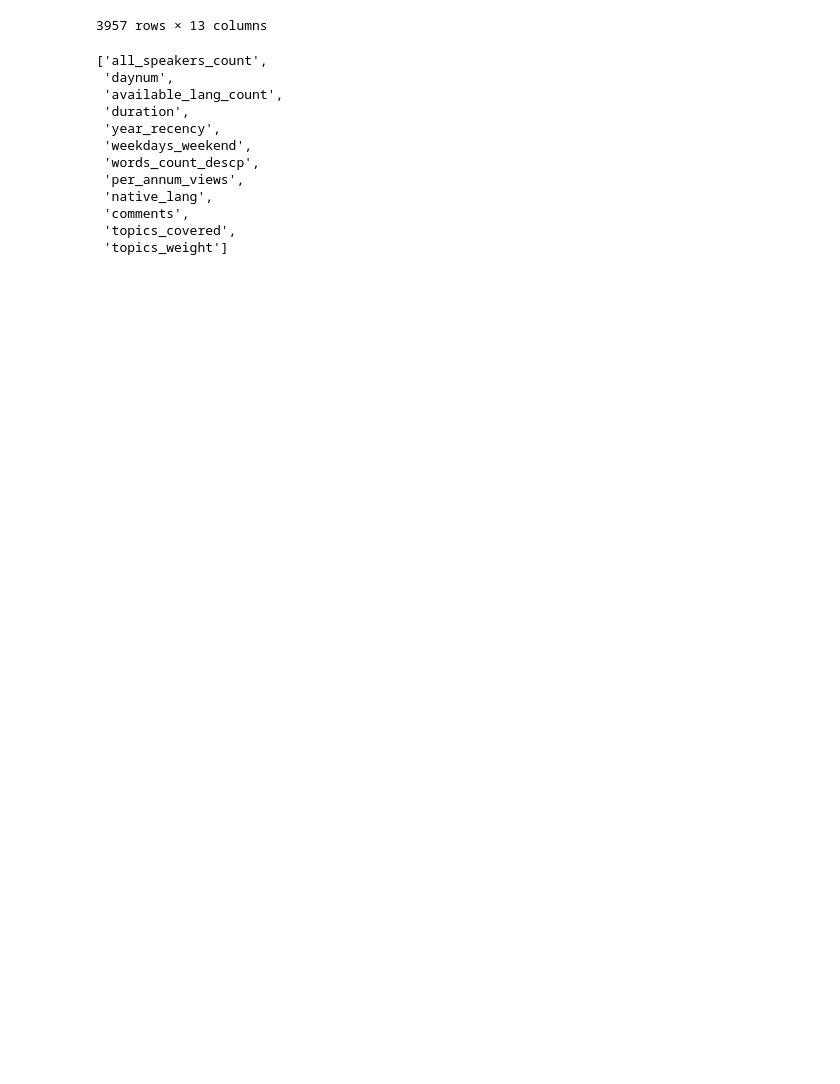
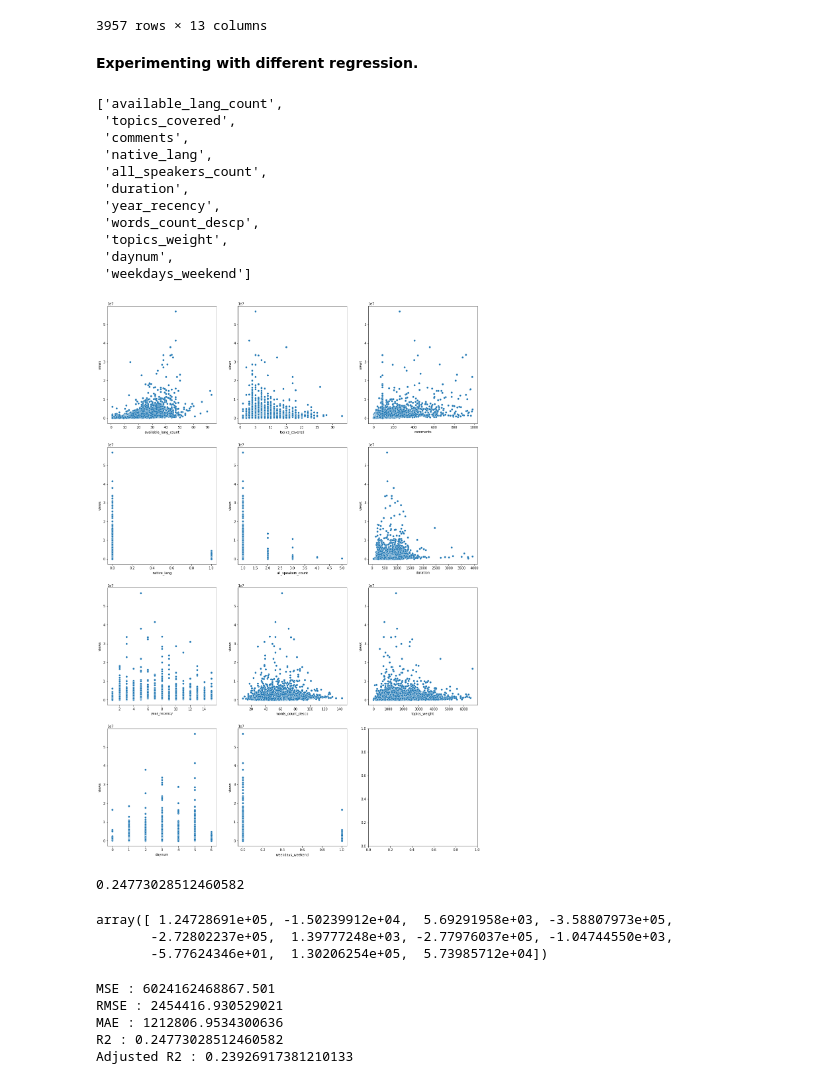
Before and after one commit to Jayesh-Panchal/Supervised-ML---Regression-Ted-Talks-VIew-Prediction-, a Jupyter notebook: Copy_of_Ted_Talk_Prediction.ipynb, the cells around one changed output. Saved outputs shown, nothing was run; the diff lists cells and outputs as text; code cells hidden in the pictures; blank space fills up the shorter version.

```diff
--- a/Copy_of_Ted_Talk_Prediction.ipynb
+++ b/Copy_of_Ted_Talk_Prediction.ipynb
@@ -281,3 +296,5 @@ Ted_talks
 | 4002 | 464414 | 0 | 9.0 | 774 | 1 | 2 | 0 | 1 | ... |
 | 4003 | 56582 | 0 | 88.0 | 257 | 1 | 4 | 0 | 1 | ... |
 3957 rows × 13 columns
+# %% [markdown]
+**Experimenting with different regression.**
@@ -284,19 +339,25 @@ Ted_talks
 # %%
 dependent_variable = 'views'
 # %%
-independent_variables = list(set(Ted_talks.columns.tolist()) - {dependent_variable})
+independent_variables = list(set(Ted_talks.columns.tolist()) - {"per_annum_views","views"})
 # %%
 independent_variables
 # %% [output]
-['all_speakers_count',
- 'daynum',
- 'available_lang_count',
+['available_lang_count',
+ 'topics_covered',
+ 'comments',
+ 'native_lang',
+ 'all_speakers_count',
  'duration',
  'year_recency',
- 'weekdays_weekend',
  'words_count_descp',
- 'per_annum_views',
- 'native_lang',
- 'comments',
- 'topics_covered',
- 'topics_weight']
+ 'topics_weight',
+ 'daynum',
+ 'weekdays_weekend']
+# %%
+variable_df = Ted_talks[independent_variables]
+fig, axes = plt.subplots(nrows = (variable_df.shape[1])//3 + (variable_df.shape[1]%4 != 0)*1, ncols=3, figsize= (20,30))
+for i, col in enumerate(variable_df.columns):
+  sns.scatterplot(data=Ted_talks, x=col, y="views", ax = axes[i//3, i%3])
+# %% [output]
+[figure, added]
@@ -302,0 +377,12 @@ independent_variables
+# %%
+#check the score
+reg.score(X_train, y_train)
+# %% [output]
+0.24773028512460582
+# %%
+#check the coefficeint
+reg.coef_
+# %% [output]
+array([ 1.24728691e+05, -1.50239912e+04,  5.69291958e+03, -3.58807973e+05,
+       -2.72802237e+05,  1.39777248e+03, -2.77976037e+05, -1.04744550e+03,
+       -5.77624346e+01,  1.30206254e+05,  5.73985712e+04])
@@ -302,0 +393,31 @@ independent_variables
+# %%
+#import the packages
+from sklearn.metrics import mean_squared_error
+#calculate MSE
+MSE_lr= mean_squared_error((y_train), (y_pred_train))
+print("MSE :",MSE_lr)
+
+#calculate RMSE
+RMSE_lr=np.sqrt(MSE_lr)
+print("RMSE :",RMSE_lr)
+
+
+#calculate MAE
+MAE_lr= mean_absolute_error(y_train, y_pred_train)
+print("MAE :",MAE_lr)
+
+
+
+#import the packages
+from sklearn.metrics import r2_score
+#calculate r2 and adjusted r2
+r2_lr= r2_score(y_train, y_pred_train)
+print("R2 :",r2_lr)
+Adjusted_R2_lr = (1-(1-r2_score(y_train, y_pred_train))*((X_test.shape[0]-1)/(X_test.shape[0]-X_test.shape[1]-1)) )
+print("Adjusted R2 :",1-(1-r2_score(y_train, y_pred_train))*((X_test.shape[0]-1)/(X_test.shape[0]-X_test.shape[1]-1)) )
+# %% [output]
+MSE : 6024162468867.501
+RMSE : 2454416.930529021
+MAE : 1212806.9534300636
+R2 : 0.24773028512460582
+Adjusted R2 : 0.23926917381210133
```
Also changed, not shown: parts of 47 cells of this notebook.
